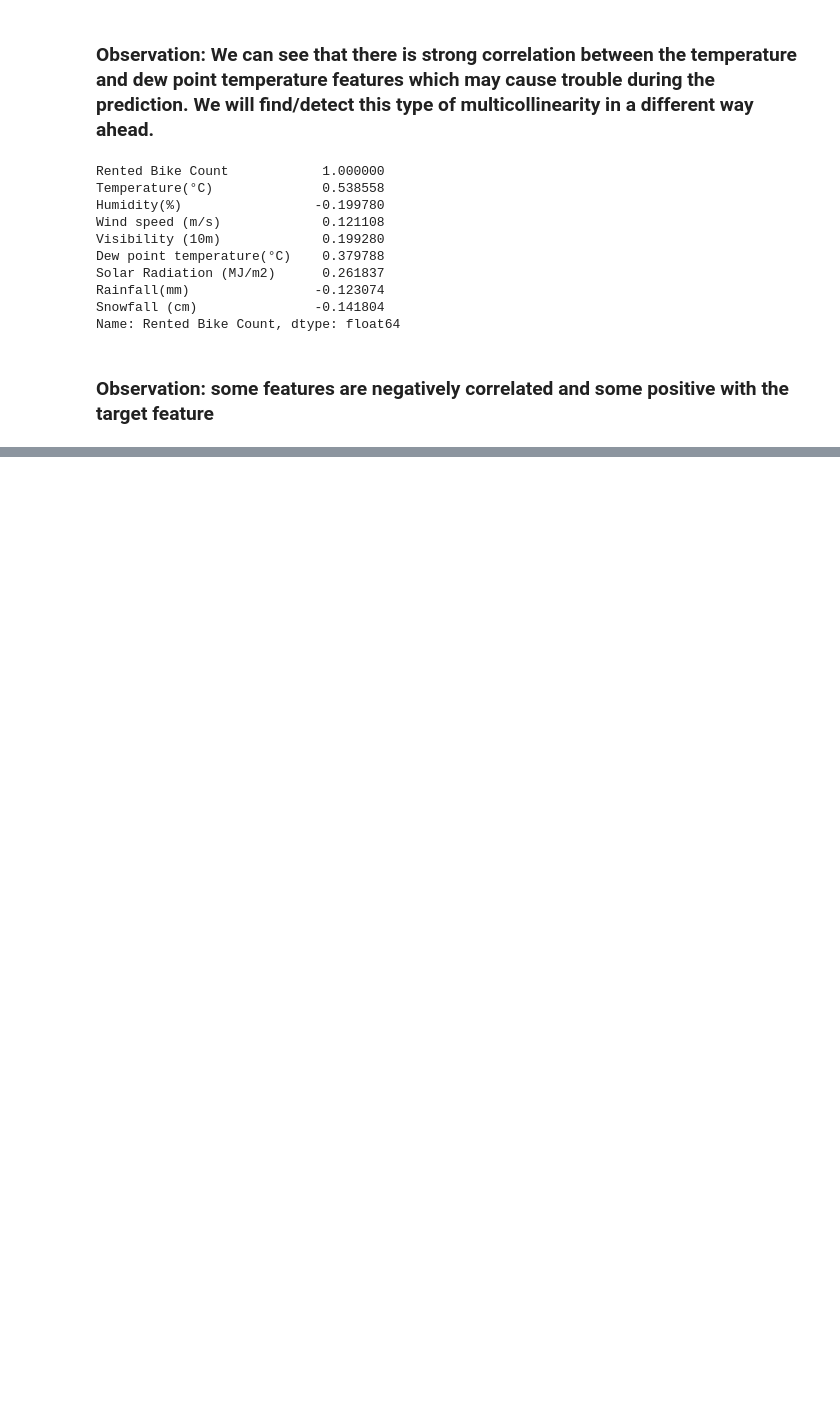
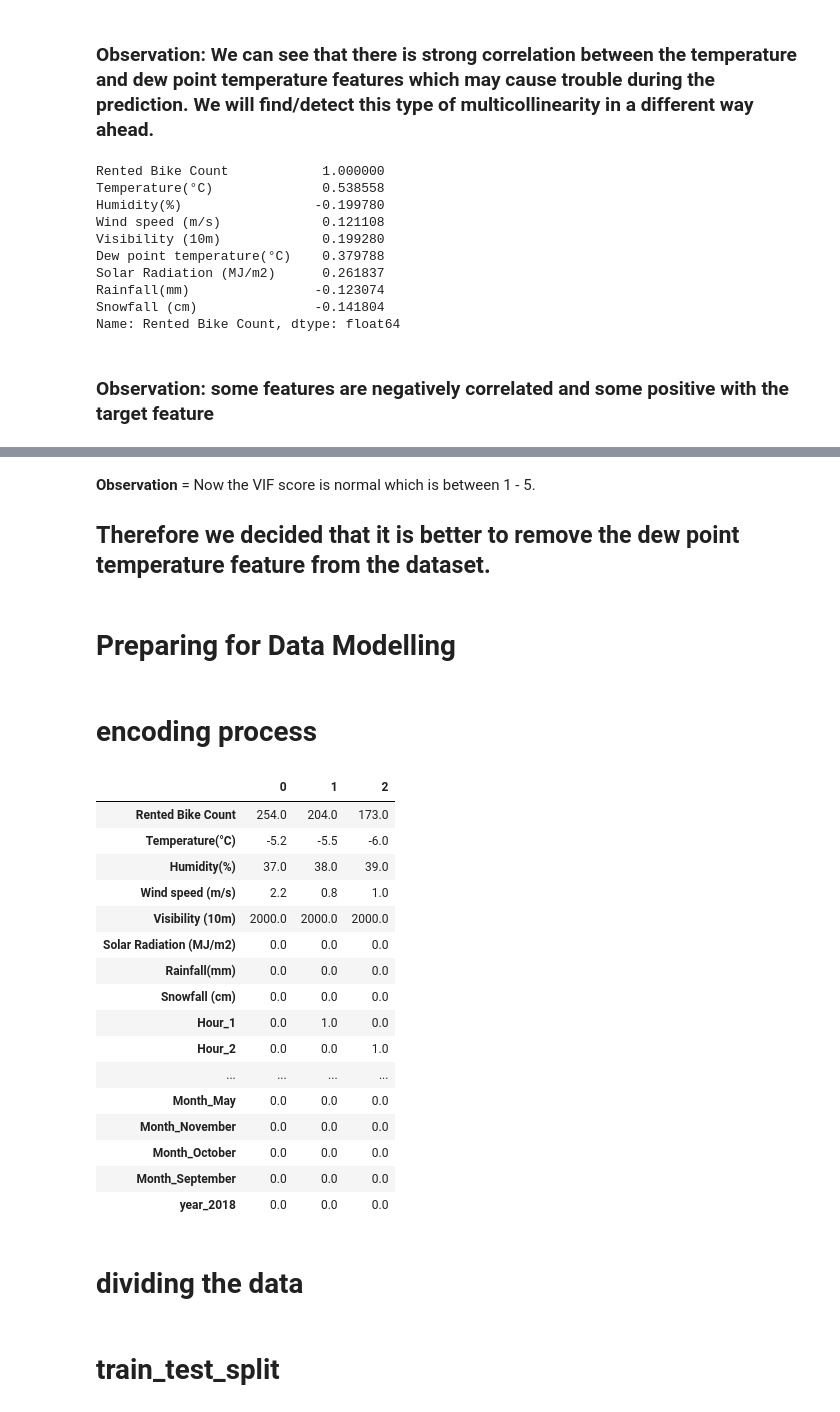
Before and after one commit to navinsambari123/Seoul-BIke-Sharing-Demand-Prediction, a Jupyter notebook: Bike_Sharing_Demand_Prediction_Capstone_Project.ipynb, the cells around one changed output, grey strips where cells are left out. Cells and saved outputs as stored; diff of their text form; code cells hidden in the pictures; blank space fills up the shorter version.

```diff
--- a/Bike_Sharing_Demand_Prediction_Capstone_Project.ipynb
+++ b/Bike_Sharing_Demand_Prediction_Capstone_Project.ipynb
@@ -407,0 +455,35 @@ Name: Rented Bike Count, dtype: float64
+# %% [markdown]
+**Observation**  = Now the VIF score is normal which is between 1 - 5.
+
+## **Therefore we decided that it is better to remove the dew point temperature feature from the dataset.**
+# %%
+# dropping the dew point temperature feature
+df=df.drop(['Dew point temperature(°C)'],axis=1)
+# %% [markdown]
+# **Preparing for Data Modelling**
+# %% [markdown]
+# **encoding process**
+# %%
+#encoding the categorical features.
+final_df=pd.get_dummies(df,drop_first=True,sparse=True)
+final_df.head(3).T
+# %% [output]
+|  | 0 | 1 | 2 |
+| Rented Bike Count | 254.0 | 204.0 | 173.0 |
+| Temperature(°C) | -5.2 | -5.5 | -6.0 |
+| Humidity(%) | 37.0 | 38.0 | 39.0 |
+| Wind speed (m/s) | 2.2 | 0.8 | 1.0 |
+| Visibility (10m) | 2000.0 | 2000.0 | 2000.0 |
+| Solar Radiation (MJ/m2) | 0.0 | 0.0 | 0.0 |
+| Rainfall(mm) | 0.0 | 0.0 | 0.0 |
+| Snowfall (cm) | 0.0 | 0.0 | 0.0 |
+| Hour_1 | 0.0 | 1.0 | 0.0 |
+| Hour_2 | 0.0 | 0.0 | 1.0 |
+| ... | ... | ... | ... |
+| Month_May | 0.0 | 0.0 | 0.0 |
+| Month_November | 0.0 | 0.0 | 0.0 |
+| Month_October | 0.0 | 0.0 | 0.0 |
+| Month_September | 0.0 | 0.0 | 0.0 |
+| year_2018 | 0.0 | 0.0 | 0.0 |
+# %% [markdown]
+# **dividing the data**
@@ -407,0 +494,2 @@ Name: Rented Bike Count, dtype: float64
+# %% [markdown]
+# **train_test_split**
```
Also changed, not shown: parts of 29 cells of this notebook.
